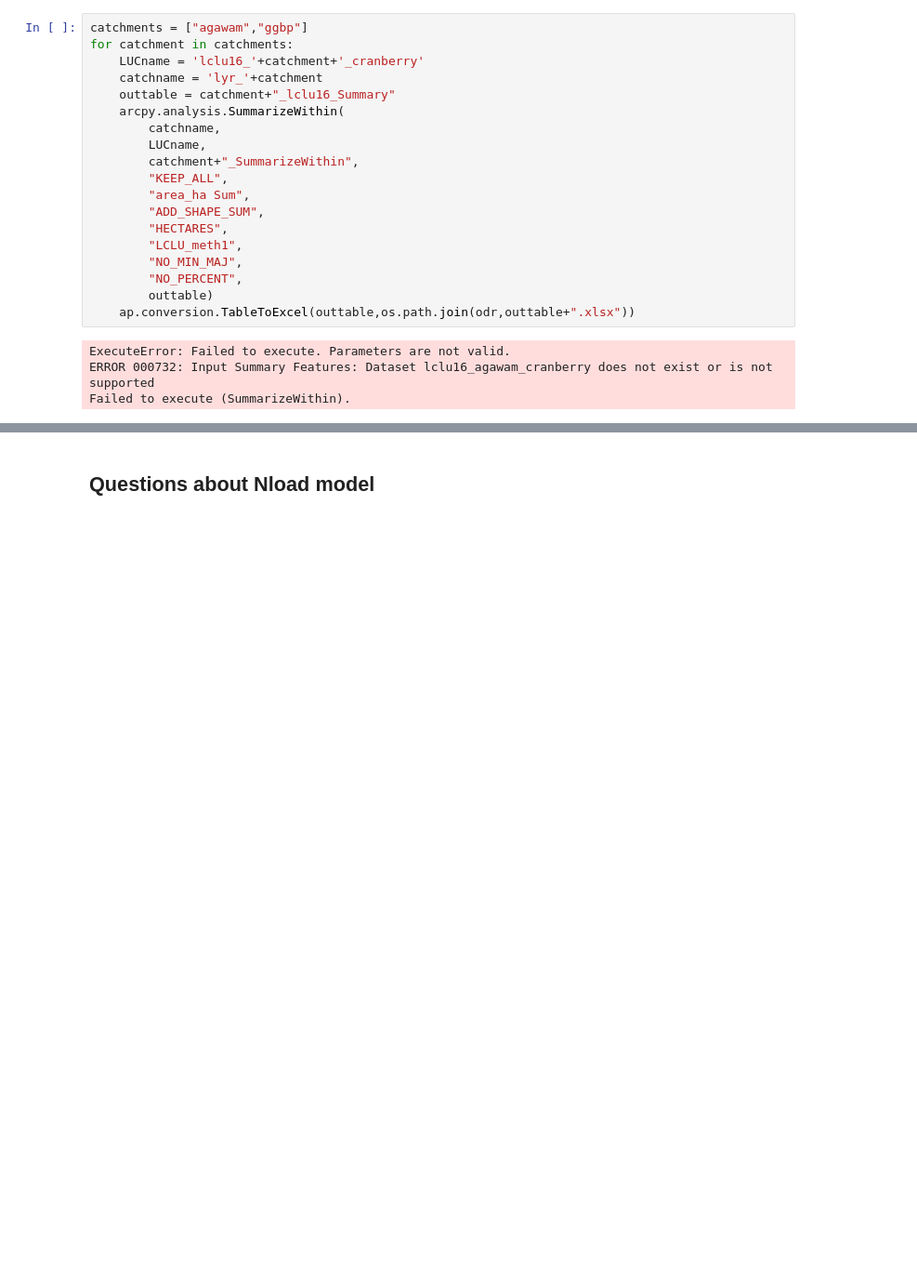
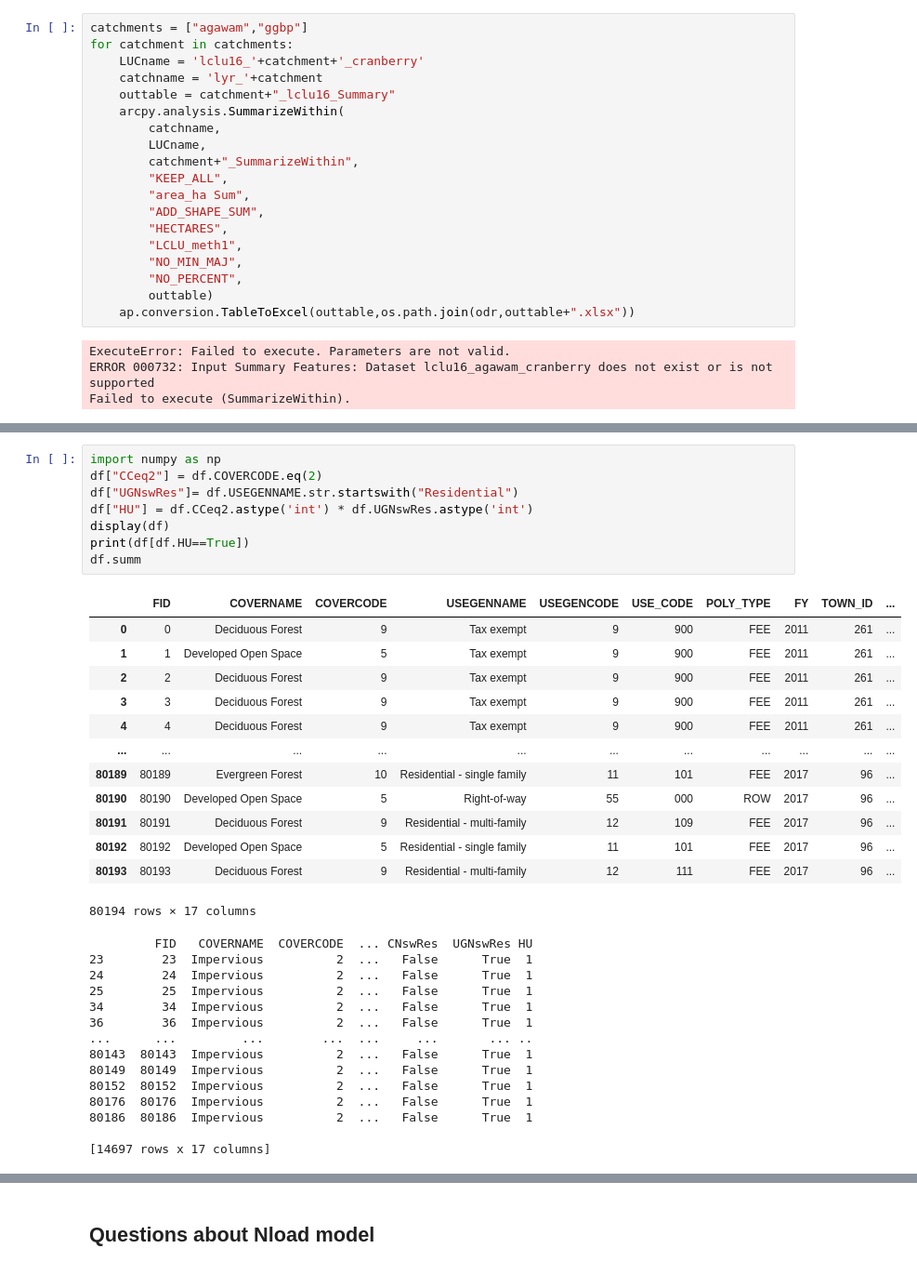
Before and after one commit to arhwiegman/SpatialTools, a Jupyter notebook: arcpy_notebooks/Nload/Preprocessing.ipynb, the cells around one changed output, grey strips where cells are left out. Shown at 93% size. Saved outputs shown, nothing was run; the diff lists cells and outputs as text; blank space fills up the shorter version.

```diff
--- a/arcpy_notebooks/Nload/Preprocessing.ipynb
+++ b/arcpy_notebooks/Nload/Preprocessing.ipynb
@@ -308,0 +358,36 @@ Failed to execute (SummarizeWithin).
+# %%
+import numpy as np
+df["CCeq2"] = df.COVERCODE.eq(2)
+df["UGNswRes"]= df.USEGENNAME.str.startswith("Residential")
+df["HU"] = df.CCeq2.astype('int') * df.UGNswRes.astype('int')
+display(df)
+print(df[df.HU==True])
+df.summ
+# %% [output]
+|  | FID | COVERNAME | COVERCODE | USEGENNAME | USEGENCODE | USE_CODE | POLY_TYPE | FY | TOWN_ID | ... |
+| 0 | 0 | Deciduous Forest | 9 | Tax exempt | 9 | 900 | FEE | 2011 | 261 | ... |
+| 1 | 1 | Developed Open Space | 5 | Tax exempt | 9 | 900 | FEE | 2011 | 261 | ... |
+| 2 | 2 | Deciduous Forest | 9 | Tax exempt | 9 | 900 | FEE | 2011 | 261 | ... |
+| 3 | 3 | Deciduous Forest | 9 | Tax exempt | 9 | 900 | FEE | 2011 | 261 | ... |
+| 4 | 4 | Deciduous Forest | 9 | Tax exempt | 9 | 900 | FEE | 2011 | 261 | ... |
+| ... | ... | ... | ... | ... | ... | ... | ... | ... | ... | ... |
+| 80189 | 80189 | Evergreen Forest | 10 | Residential - single family | 11 | 101 | FEE | 2017 | 96 | ... |
+| 80190 | 80190 | Developed Open Space | 5 | Right-of-way | 55 | 000 | ROW | 2017 | 96 | ... |
+| 80191 | 80191 | Deciduous Forest | 9 | Residential - multi-family | 12 | 109 | FEE | 2017 | 96 | ... |
+| 80192 | 80192 | Developed Open Space | 5 | Residential - single family | 11 | 101 | FEE | 2017 | 96 | ... |
+| 80193 | 80193 | Deciduous Forest | 9 | Residential - multi-family | 12 | 111 | FEE | 2017 | 96 | ... |
+80194 rows × 17 columns
+         FID   COVERNAME  COVERCODE  ... CNswRes  UGNswRes HU
+23        23  Impervious          2  ...   False      True  1
+24        24  Impervious          2  ...   False      True  1
+25        25  Impervious          2  ...   False      True  1
+34        34  Impervious          2  ...   False      True  1
+36        36  Impervious          2  ...   False      True  1
+...      ...         ...        ...  ...     ...       ... ..
+80143  80143  Impervious          2  ...   False      True  1
+80149  80149  Impervious          2  ...   False      True  1
+80152  80152  Impervious          2  ...   False      True  1
+80176  80176  Impervious          2  ...   False      True  1
+80186  80186  Impervious          2  ...   False      True  1
+
+[14697 rows x 17 columns]
```
Also changed, not shown: parts of 6 cells of this notebook, 1 other file.
